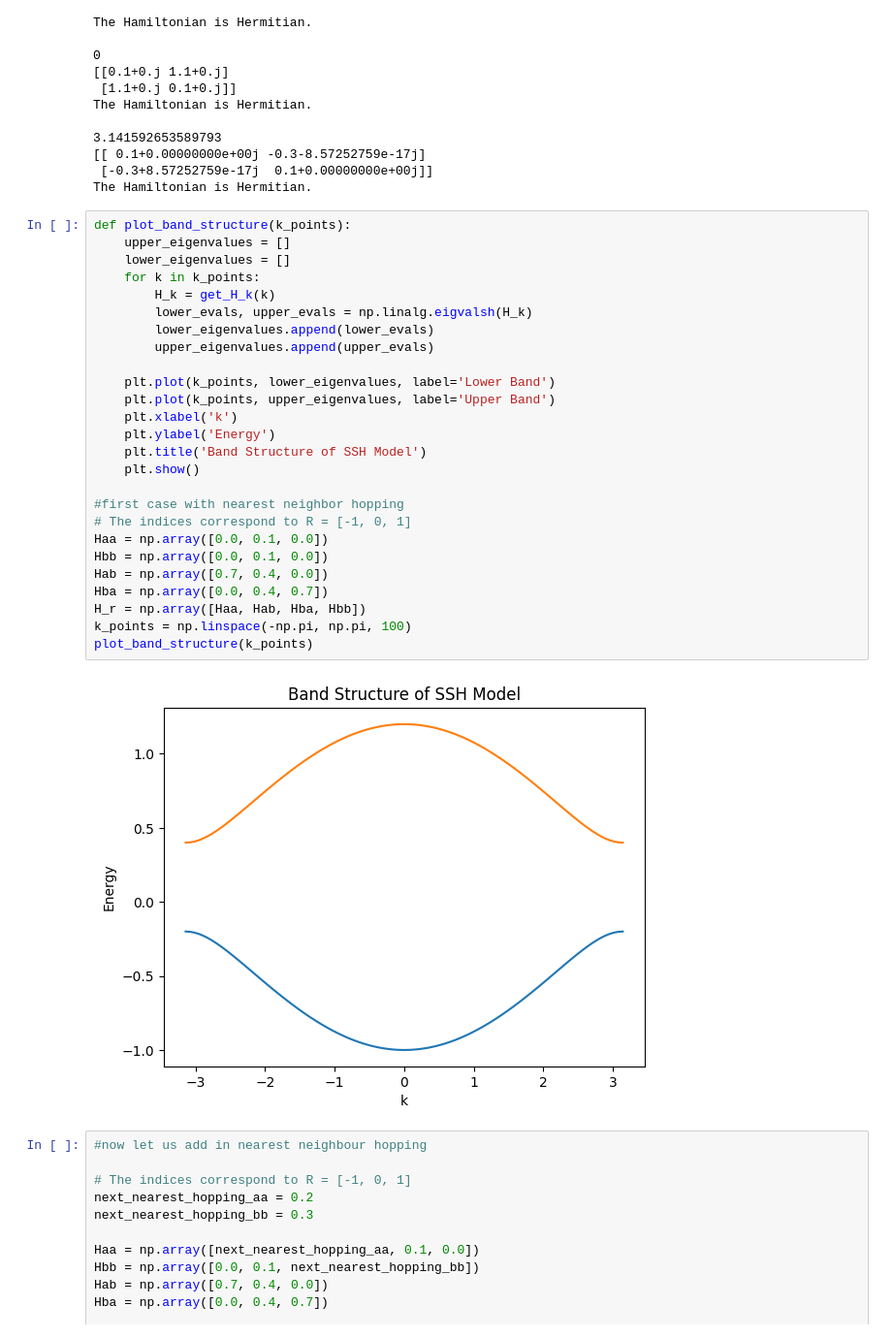
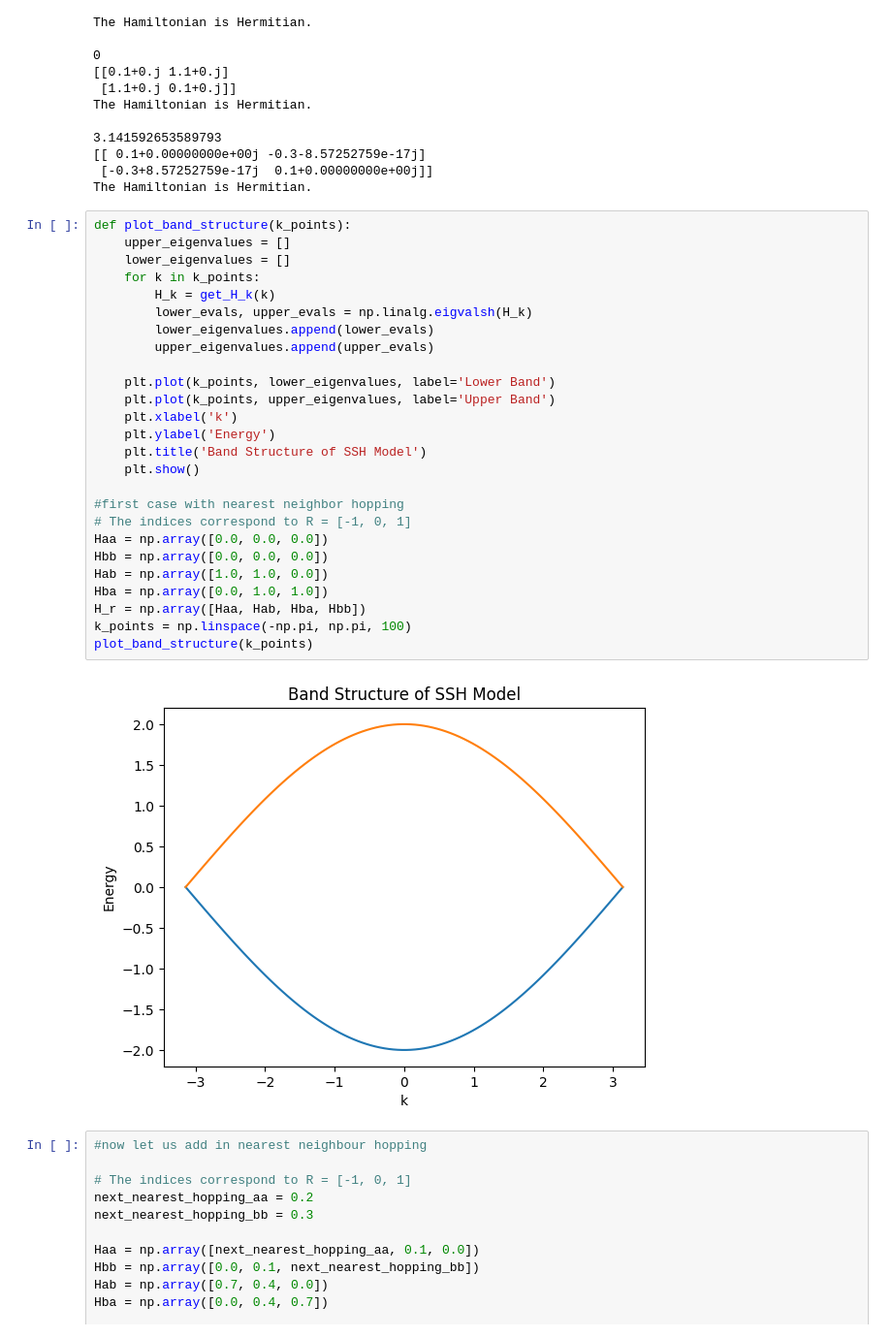
Before and after one commit to Benoul/Scientific_Computing_25-26, a Jupyter notebook: ITM/BH553_ITM_Practical.ipynb, the cells around one changed output. Shown: that part at 97% size. Drawn from its saved outputs; the diff is of its cells as text.

```diff
--- a/ITM/BH553_ITM_Practical.ipynb
+++ b/ITM/BH553_ITM_Practical.ipynb
@@ -59,31 +59,31 @@ The Hamiltonian is Hermitian.
 # %%
 def plot_band_structure(k_points):
     upper_eigenvalues = []
     lower_eigenvalues = []
     for k in k_points:
         H_k = get_H_k(k)
         lower_evals, upper_evals = np.linalg.eigvalsh(H_k)
         lower_eigenvalues.append(lower_evals)
         upper_eigenvalues.append(upper_evals)
 
     plt.plot(k_points, lower_eigenvalues, label='Lower Band')
     plt.plot(k_points, upper_eigenvalues, label='Upper Band')
     plt.xlabel('k')
     plt.ylabel('Energy')
     plt.title('Band Structure of SSH Model')
     plt.show()
 
 #first case with nearest neighbor hopping
 # The indices correspond to R = [-1, 0, 1]
-Haa = np.array([0.0, 0.1, 0.0])
-Hbb = np.array([0.0, 0.1, 0.0])
-Hab = np.array([0.7, 0.4, 0.0])
-Hba = np.array([0.0, 0.4, 0.7])
+Haa = np.array([0.0, 0.0, 0.0])
+Hbb = np.array([0.0, 0.0, 0.0])
+Hab = np.array([1.0, 1.0, 0.0])
+Hba = np.array([0.0, 1.0, 1.0])
 H_r = np.array([Haa, Hab, Hba, Hbb])
 k_points = np.linspace(-np.pi, np.pi, 100)
 plot_band_structure(k_points)
 # %% [output]
-[figure, old version]
+[figure, new version]
 # %%
 #now let us add in nearest neighbour hopping
 
```
Also changed, not shown: parts of 5 cells of this notebook.
